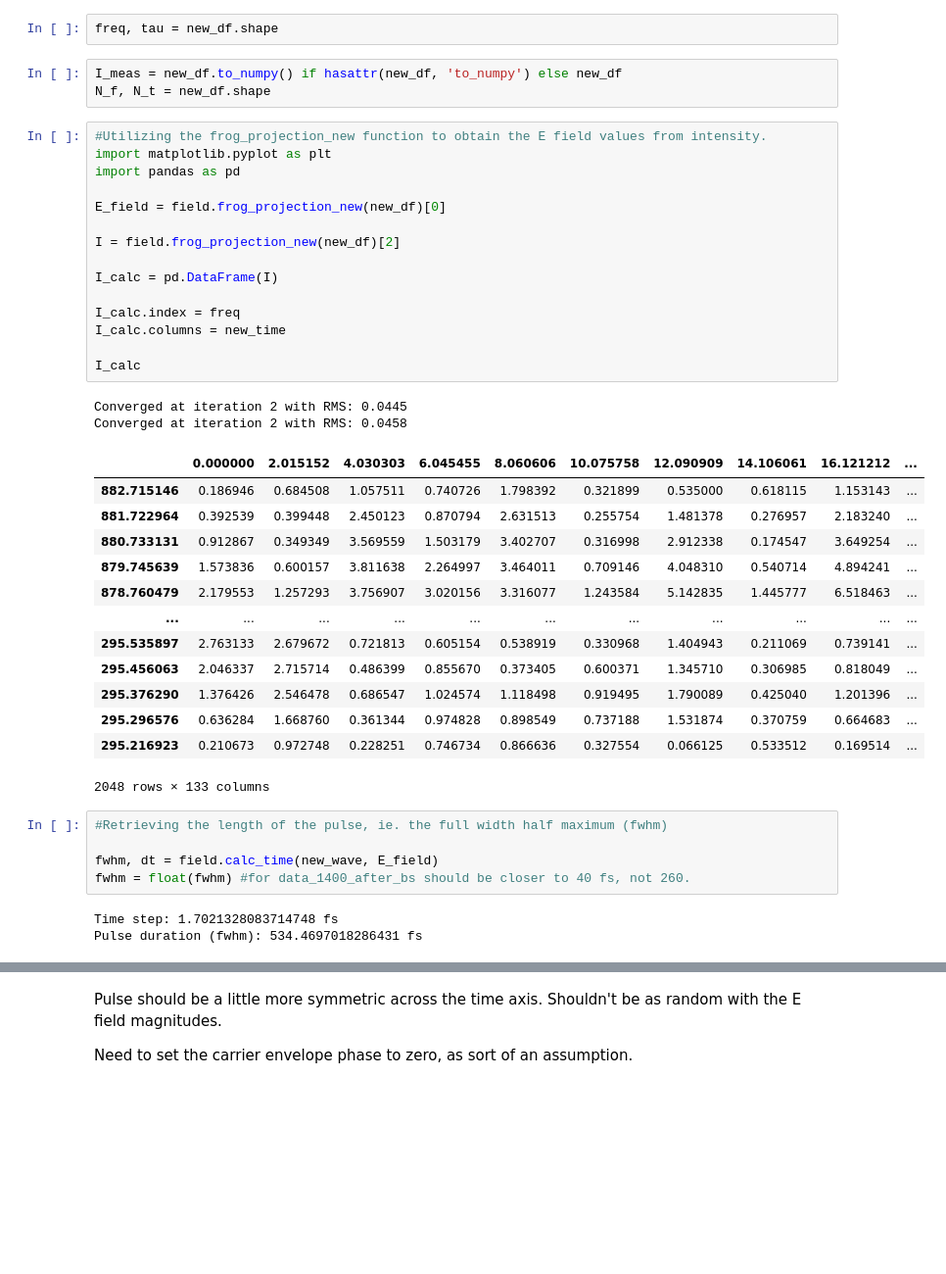
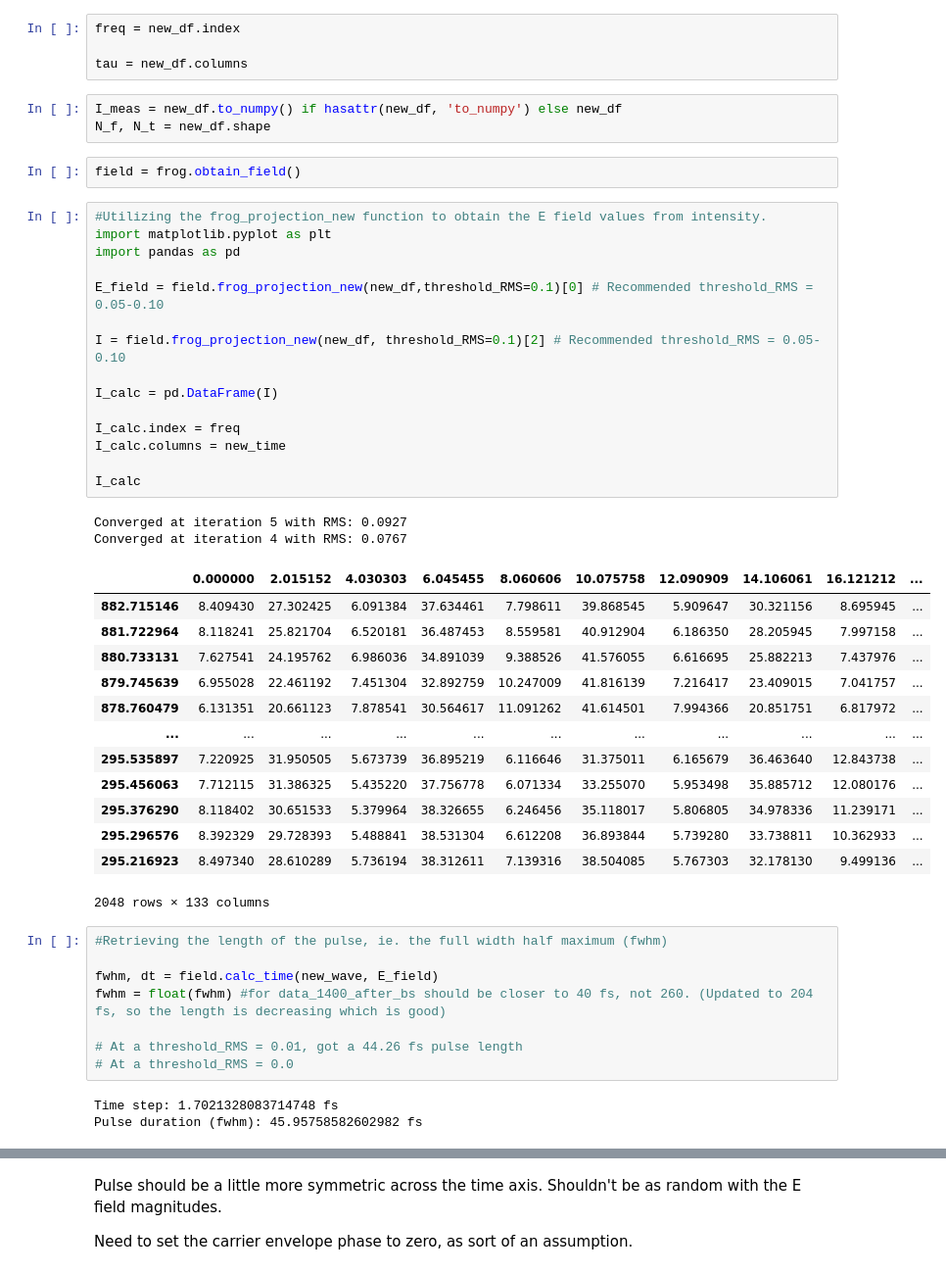
Before and after one commit to austhayes/Frequency-Resolved-Optical-Gating-FROG-script, a Jupyter notebook: 2_FROGAnalysis.ipynb, the cells around one changed output, grey strips where cells are left out. Shown at 98% size. Cells and saved outputs as stored; diff of their text form; blank space fills up the shorter version.

```diff
--- a/2_FROGAnalysis.ipynb
+++ b/2_FROGAnalysis.ipynb
@@ -82,48 +82,55 @@ WORK STILL IN PROGRESS BELOW:
 
 Still attempting to get the correct electric field values to get the overall shape and length of said pulse.
 # %%
-freq, tau = new_df.shape
+freq = new_df.index
+
+tau = new_df.columns
 # %%
 I_meas = new_df.to_numpy() if hasattr(new_df, 'to_numpy') else new_df
 N_f, N_t = new_df.shape
+# %%
+field = frog.obtain_field()
 # %%
 #Utilizing the frog_projection_new function to obtain the E field values from intensity.
 import matplotlib.pyplot as plt
 import pandas as pd
 
-E_field = field.frog_projection_new(new_df)[0]
+E_field = field.frog_projection_new(new_df,threshold_RMS=0.1)[0] # Recommended threshold_RMS = 0.05-0.10
 
-I = field.frog_projection_new(new_df)[2]
+I = field.frog_projection_new(new_df, threshold_RMS=0.1)[2] # Recommended threshold_RMS = 0.05-0.10
 
 I_calc = pd.DataFrame(I)
 
 I_calc.index = freq
 I_calc.columns = new_time
 
 I_calc
 # %% [output]
-Converged at iteration 2 with RMS: 0.0445
-Converged at iteration 2 with RMS: 0.0458
+Converged at iteration 5 with RMS: 0.0927
+Converged at iteration 4 with RMS: 0.0767
 |  | 0.000000 | 2.015152 | 4.030303 | 6.045455 | 8.060606 | 10.075758 | 12.090909 | 14.106061 | 16.121212 | ... |
-| 882.715146 | 0.186946 | 0.684508 | 1.057511 | 0.740726 | 1.798392 | 0.321899 | 0.535000 | 0.618115 | 1.153143 | ... |
-| 881.722964 | 0.392539 | 0.399448 | 2.450123 | 0.870794 | 2.631513 | 0.255754 | 1.481378 | 0.276957 | 2.183240 | ... |
-| 880.733131 | 0.912867 | 0.349349 | 3.569559 | 1.503179 | 3.402707 | 0.316998 | 2.912338 | 0.174547 | 3.649254 | ... |
-| 879.745639 | 1.573836 | 0.600157 | 3.811638 | 2.264997 | 3.464011 | 0.709146 | 4.048310 | 0.540714 | 4.894241 | ... |
-| 878.760479 | 2.179553 | 1.257293 | 3.756907 | 3.020156 | 3.316077 | 1.243584 | 5.142835 | 1.445777 | 6.518463 | ... |
+| 882.715146 | 8.409430 | 27.302425 | 6.091384 | 37.634461 | 7.798611 | 39.868545 | 5.909647 | 30.321156 | 8.695945 | ... |
+| 881.722964 | 8.118241 | 25.821704 | 6.520181 | 36.487453 | 8.559581 | 40.912904 | 6.186350 | 28.205945 | 7.997158 | ... |
+| 880.733131 | 7.627541 | 24.195762 | 6.986036 | 34.891039 | 9.388526 | 41.576055 | 6.616695 | 25.882213 | 7.437976 | ... |
+| 879.745639 | 6.955028 | 22.461192 | 7.451304 | 32.892759 | 10.247009 | 41.816139 | 7.216417 | 23.409015 | 7.041757 | ... |
+| 878.760479 | 6.131351 | 20.661123 | 7.878541 | 30.564617 | 11.091262 | 41.614501 | 7.994366 | 20.851751 | 6.817972 | ... |
 | ... | ... | ... | ... | ... | ... | ... | ... | ... | ... | ... |
-| 295.535897 | 2.763133 | 2.679672 | 0.721813 | 0.605154 | 0.538919 | 0.330968 | 1.404943 | 0.211069 | 0.739141 | ... |
-| 295.456063 | 2.046337 | 2.715714 | 0.486399 | 0.855670 | 0.373405 | 0.600371 | 1.345710 | 0.306985 | 0.818049 | ... |
-| 295.376290 | 1.376426 | 2.546478 | 0.686547 | 1.024574 | 1.118498 | 0.919495 | 1.790089 | 0.425040 | 1.201396 | ... |
-| 295.296576 | 0.636284 | 1.668760 | 0.361344 | 0.974828 | 0.898549 | 0.737188 | 1.531874 | 0.370759 | 0.664683 | ... |
-| 295.216923 | 0.210673 | 0.972748 | 0.228251 | 0.746734 | 0.866636 | 0.327554 | 0.066125 | 0.533512 | 0.169514 | ... |
+| 295.535897 | 7.220925 | 31.950505 | 5.673739 | 36.895219 | 6.116646 | 31.375011 | 6.165679 | 36.463640 | 12.843738 | ... |
+| 295.456063 | 7.712115 | 31.386325 | 5.435220 | 37.756778 | 6.071334 | 33.255070 | 5.953498 | 35.885712 | 12.080176 | ... |
+| 295.376290 | 8.118402 | 30.651533 | 5.379964 | 38.326655 | 6.246456 | 35.118017 | 5.806805 | 34.978336 | 11.239171 | ... |
+| 295.296576 | 8.392329 | 29.728393 | 5.488841 | 38.531304 | 6.612208 | 36.893844 | 5.739280 | 33.738811 | 10.362933 | ... |
+| 295.216923 | 8.497340 | 28.610289 | 5.736194 | 38.312611 | 7.139316 | 38.504085 | 5.767303 | 32.178130 | 9.499136 | ... |
 2048 rows × 133 columns
 # %%
 #Retrieving the length of the pulse, ie. the full width half maximum (fwhm)
 
 fwhm, dt = field.calc_time(new_wave, E_field)
-fwhm = float(fwhm) #for data_1400_after_bs should be closer to 40 fs, not 260.
+fwhm = float(fwhm) #for data_1400_after_bs should be closer to 40 fs, not 260. (Updated to 204 fs, so the length is decreasing which is good)
+
+# At a threshold_RMS = 0.01, got a 44.26 fs pulse length
+# At a threshold_RMS = 0.0
 # %% [output]
 Time step: 1.7021328083714748 fs
-Pulse duration (fwhm): 534.4697018286431 fs
+Pulse duration (fwhm): 45.95758582602982 fs
 # %%
 #setting my time range based on the number of steps the function is taking, to get the associated E field value at said time.
```
Also changed, not shown: parts of 3 cells of this notebook, 3 other files.
